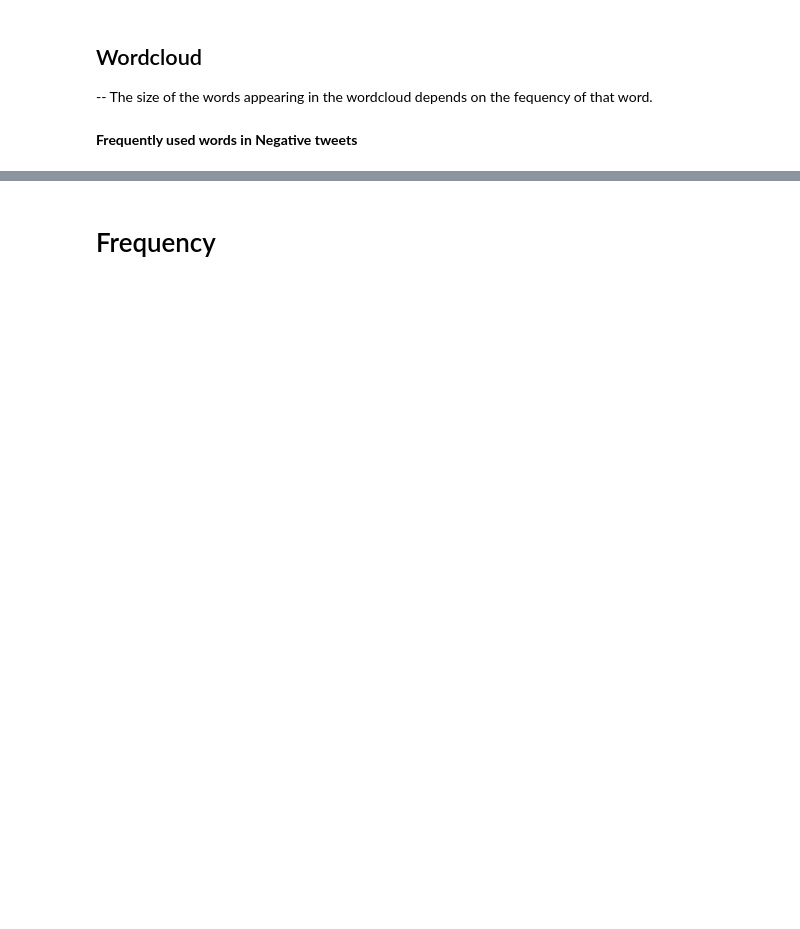
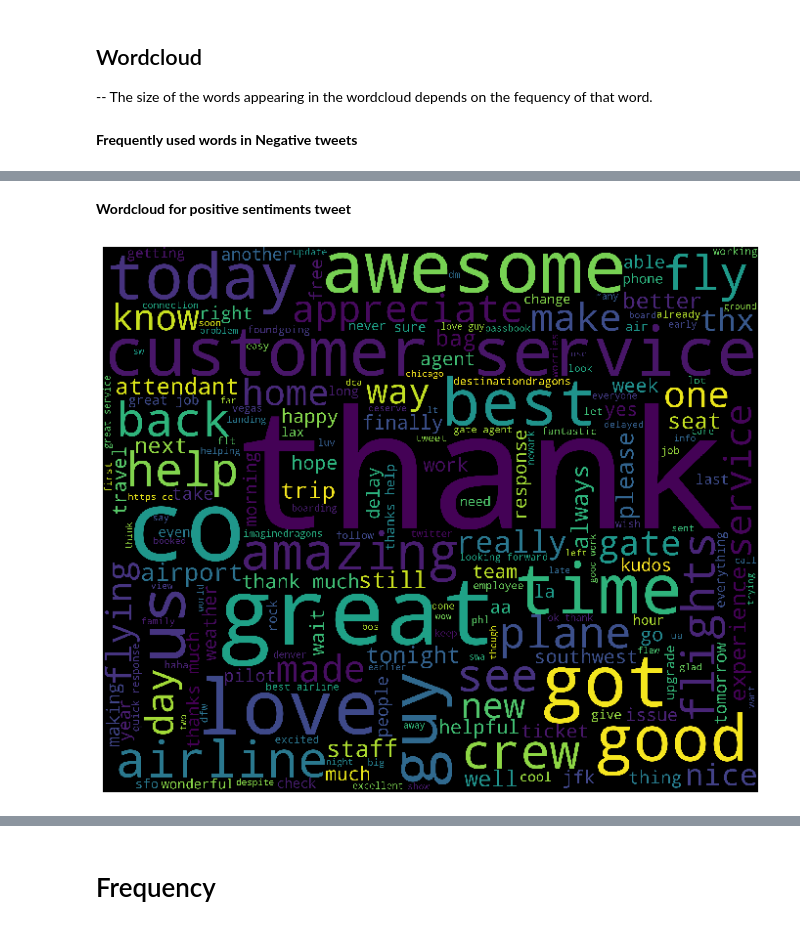
Before and after one commit to shritidatta/Predict_Customer_Sentiment, a Jupyter notebook: Usecase-3_Predict_Customer_Sentiment.ipynb, the cells around one changed output, grey strips where cells are left out. Cells and saved outputs as stored; diff of their text form; code cells hidden in the pictures; blank space fills up the shorter version.

```diff
--- a/Usecase-3_Predict_Customer_Sentiment.ipynb
+++ b/Usecase-3_Predict_Customer_Sentiment.ipynb
@@ -302,0 +284,6 @@ plt.show()
+# %% [markdown]
+**Wordcloud for positive sentiments tweet**
+# %%
+final_sentence_positive = sentiment_wordcloud('positive')
+# %% [output]
+[figure, added]
```
Also changed, not shown: parts of 38 cells of this notebook, 1 other file.
